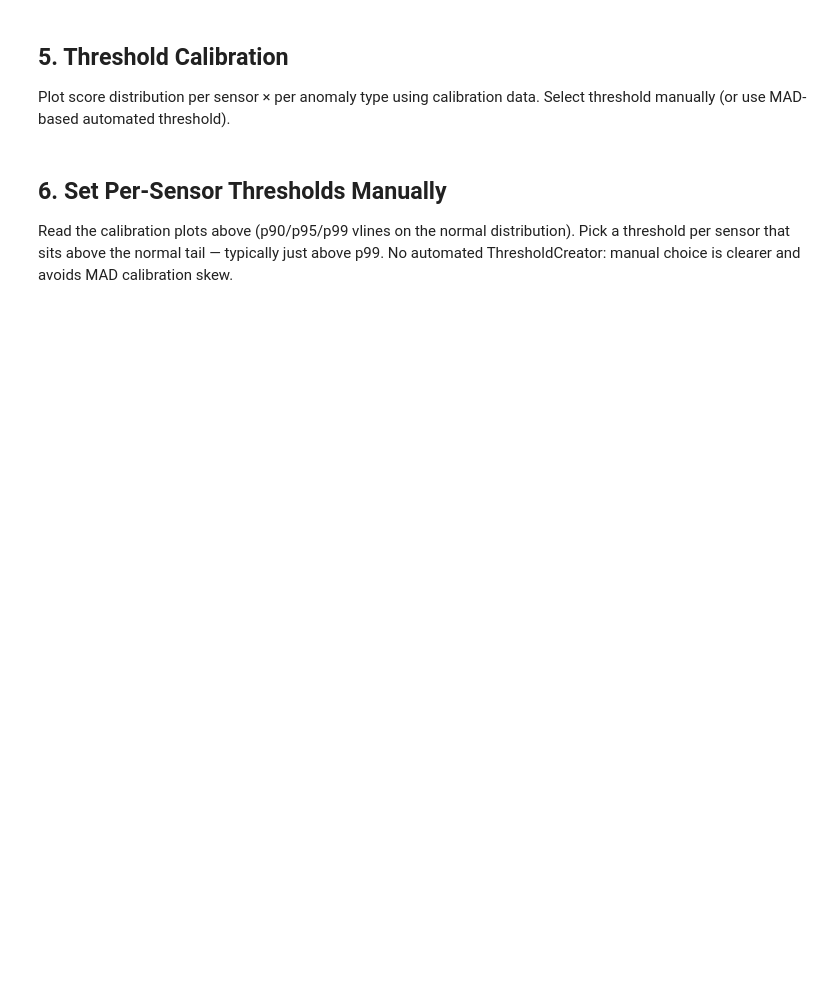
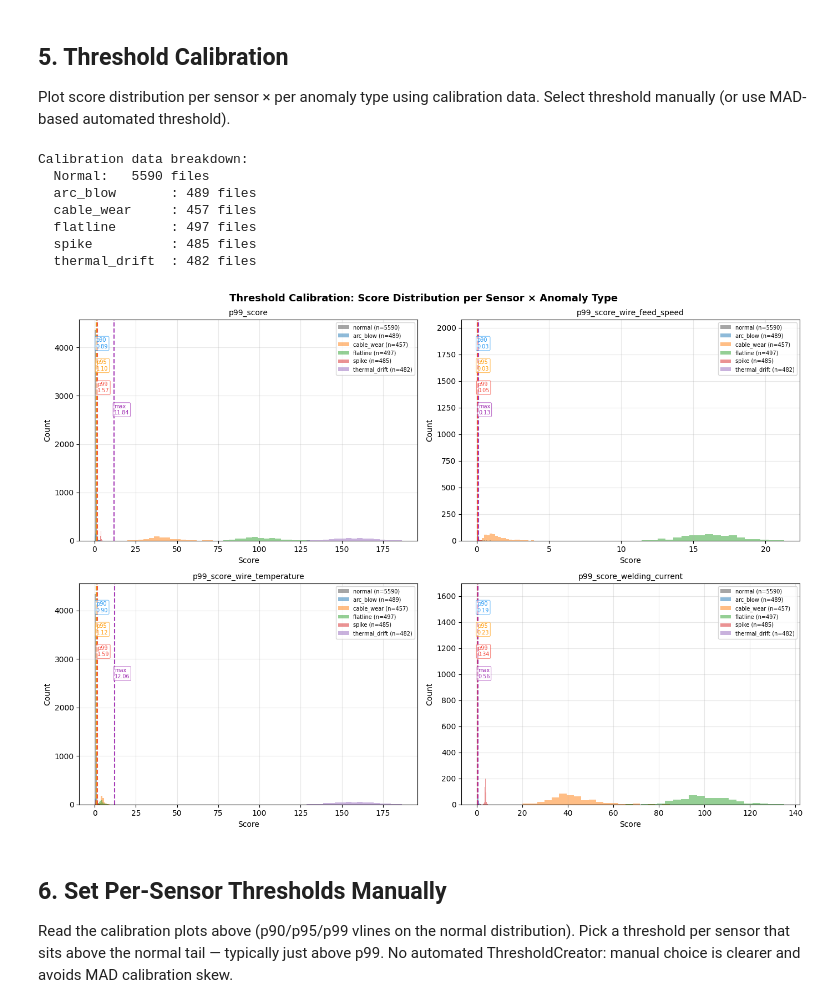
Before and after one commit to xuan-tu-ai/TED-Hackathon-Agent, a Jupyter notebook: backend/notebooks/Inference-GLCReconV9.ipynb, the cells around one changed output. Saved outputs shown, nothing was run; the diff lists cells and outputs as text; code cells hidden in the pictures; blank space fills up the shorter version.

```diff
--- a/backend/notebooks/Inference-GLCReconV9.ipynb
+++ b/backend/notebooks/Inference-GLCReconV9.ipynb
@@ -237,35 +284,64 @@ all_anomaly_types = sorted(set(rec["anomaly_type"] for rec in calib_pre if rec["
 
 calib_by_type = {}
 for at in all_anomaly_types:
     calib_by_type[at] = [s for s, rec in zip(calib_scores, calib_pre) if rec["anomaly_type"] == at]
 
 print("Calibration data breakdown:")
 print(f"  Normal:   {len(calib_norm_scores)} files")
 for at, scores in calib_by_type.items():
     print(f"  {at:15s}: {len(scores)} files")
 
-# Plot per-type p99_score distributions
+# Percentiles to mark on normal distribution
+VLINE_QUANTILES = [90, 95, 99, 100]
+VLINE_COLORS    = ["#2196F3", "#FF9800", "#F44336", "#9C27B0"]  # blue, orange, red, purple
+
 score_keys = ["p99_score", "p99_score_wire_feed_speed", "p99_score_wire_temperature", "p99_score_welding_current"]
 fig, axes = plt.subplots(2, 2, figsize=(14, 10))
 axes = axes.flatten()
 
 for idx, sk in enumerate(score_keys):
     ax = axes[idx]
-    norm_vals = [s[sk] for s in calib_norm_scores]
+    norm_vals = np.array([s[sk] for s in calib_norm_scores])
+
+    # Histogram: normal + each anomaly type
     ax.hist(norm_vals, bins=20, alpha=0.7, color="gray", label=f"normal (n={len(norm_vals)})")
     for at in all_anomaly_types:
         vals = [s[sk] for s in calib_by_type[at]]
         if vals:
             ax.hist(vals, bins=20, alpha=0.5, label=f"{at} (n={len(vals)})")
+
+    # Vertical lines at normal percentiles (normal-only)
+    for pct, color in zip(VLINE_QUANTILES, VLINE_COLORS):
+        v = float(np.percentile(norm_vals, pct)) if pct < 100 else float(norm_vals.max())
+        label_str = f"p{pct}" if pct < 100 else "max"
+        ax.axvline(v, color=color, linewidth=1.5, linestyle="--", alpha=0.9)
+        # Stagger labels vertically to avoid overlap
+        y_frac = 0.92 - VLINE_QUANTILES.index(pct) * 0.10
+        ax.text(
+            v, ax.get_ylim()[1] * y_frac,
+            f"{label_str}\n{v:.2f}",
+            color=color, fontsize=7, ha="left", va="top",
+            bbox=dict(boxstyle="round,pad=0.2", fc="white", alpha=0.6, ec=color, lw=0.8),
+        )
+
     ax.set_title(sk, fontsize=10)
     ax.set_xlabel("Score")
     ax.set_ylabel("Count")
     ax.legend(fontsize=7)
     ax.grid(True, alpha=0.3)
 
 plt.suptitle("Threshold Calibration: Score Distribution per Sensor × Anomaly Type", fontsize=13, fontweight="bold")
 plt.tight_layout()
 plt.show()
+# %% [output]
+Calibration data breakdown:
+  Normal:   5590 files
+  arc_blow       : 489 files
+  cable_wear     : 457 files
+  flatline       : 497 files
+  spike          : 485 files
+  thermal_drift  : 482 files
+[figure, added]
 # %% [markdown]
 ## 6. Set Per-Sensor Thresholds Manually
 
```
Also changed, not shown: parts of 8 cells of this notebook, 3 other files.
